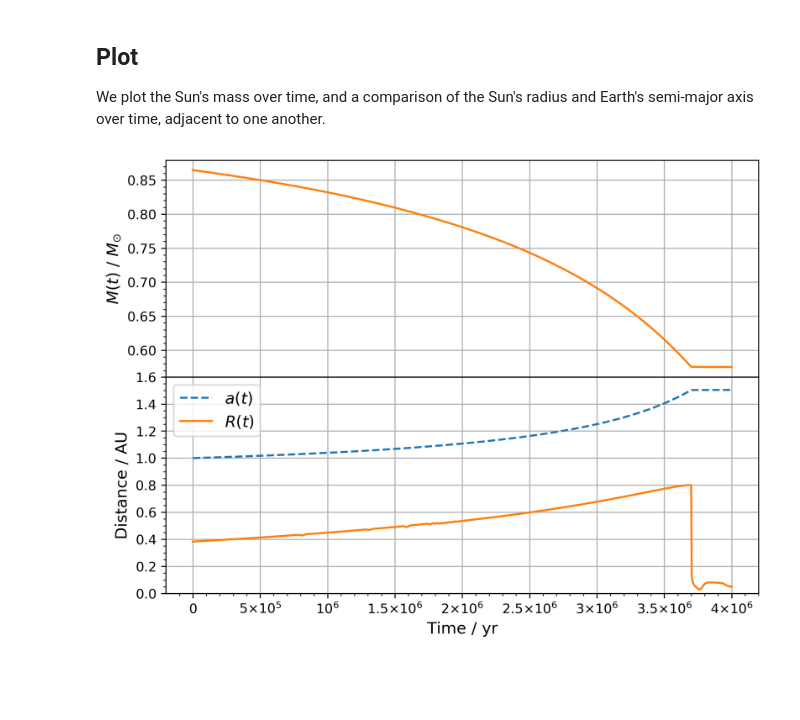
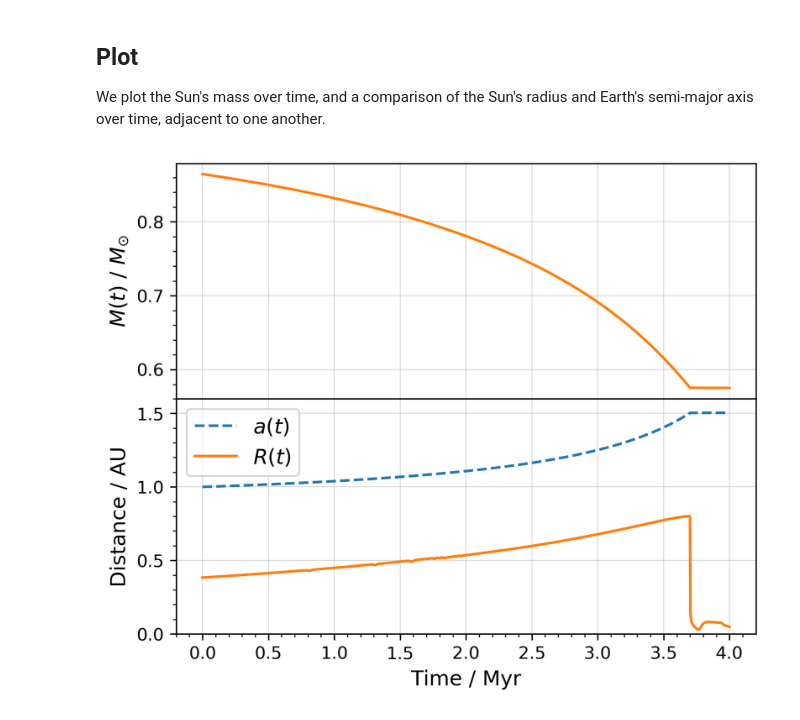
Before and after one commit to sabaronett/REBOUNDxPaper, a Jupyter notebook: fig2.ipynb, the cells around one changed output. Cells and saved outputs as stored; diff of their text form; code cells hidden in the pictures; blank space fills up the shorter version.

```diff
--- a/fig2.ipynb
+++ b/fig2.ipynb
@@ -82,30 +82,26 @@ We plot the Sun's mass over time, and a comparison of the Sun's radius and Earth
 # %%
 import matplotlib.pyplot as plt
 import matplotlib.ticker as mticker
 
-f = mticker.ScalarFormatter(useOffset=False, useMathText=True)
-g = lambda x,pos : "${}$".format(f._formatSciNotation('%1.10e' % x))
-
-fig, (ax1, ax2) = plt.subplots(nrows=2, ncols=1, sharex=True, figsize=(8, 6), dpi=300)
+fig, (ax1, ax2) = plt.subplots(nrows=2, ncols=1, sharex=True, figsize=(6, 5),
+                               dpi=300)
 fig.subplots_adjust(hspace=0)
 
 ax1.set_ylabel("$M(t)$ / $M_{\odot}$", fontsize='large')
 ax1.yaxis.set_minor_locator(mticker.AutoMinorLocator())
-ax1.plot(ts,mass, color='tab:orange')
-ax1.grid()
+ax1.plot(ts/1e6,mass, color='tab:orange')
+ax1.grid(lw=.5, alpha=.5)
 
-ax2.set_xlabel('Time / yr', fontsize='large')
-ax2.ticklabel_format(axis='x', style='sci', scilimits=(0,0))
+ax2.set_xlabel('Time / Myr', fontsize='large')
 ax2.xaxis.set_minor_locator(mticker.AutoMinorLocator())
 ax2.set_ylabel('Distance / AU', fontsize='large')
 ax2.set_ylim([0, 1.6])
 ax2.yaxis.set_minor_locator(mticker.AutoMinorLocator())
-ax2.plot(ts,a, '--', label='$a(t)$')
-ax2.plot(ts,radius, label='$R(t)$')
+ax2.plot(ts/1e6,a, '--', label='$a(t)$')
+ax2.plot(ts/1e6,radius, label='$R(t)$')
 ax2.legend(fontsize='large', loc='upper left')
-ax2.grid()
+ax2.grid(lw=.5, alpha=.5)
 
-plt.gca().xaxis.set_major_formatter(mticker.FuncFormatter(g))
 plt.savefig('img/fig2.png')
 # %% [output]
-[figure, old version]
+[figure, new version]
```
Also changed, not shown: parts of 1 cell of this notebook, 5 other files.
